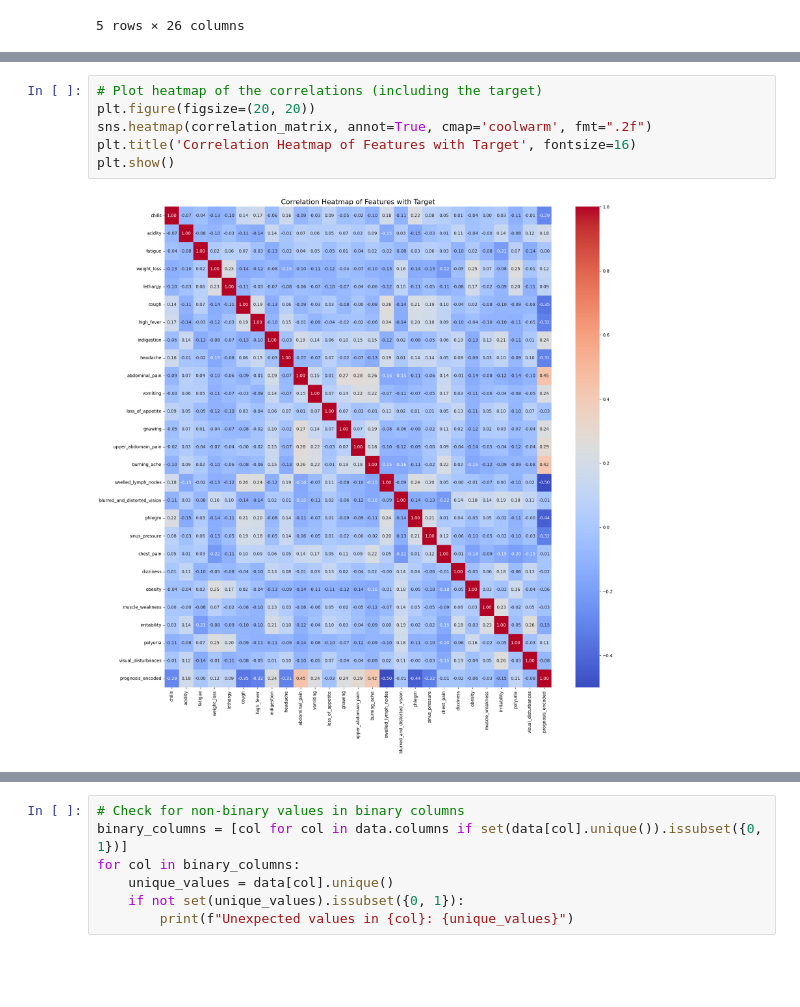
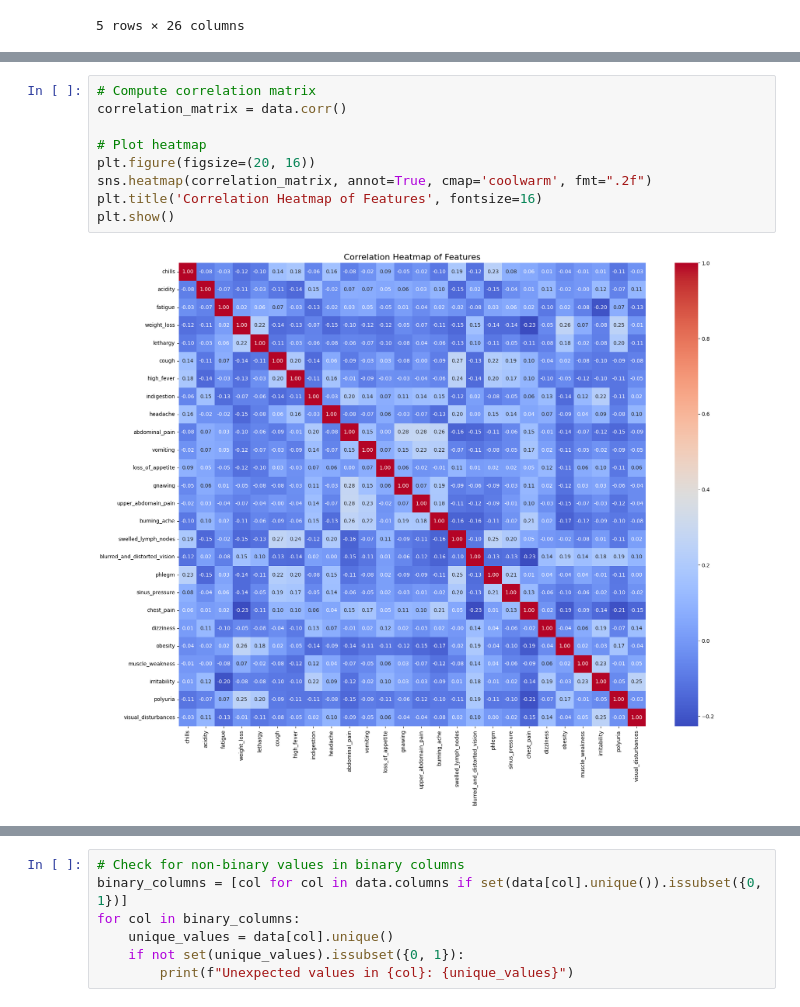
Before and after one commit to Sachinthana-Pathiranage/Sri-Ayu-Ayurvedic-Care, a Jupyter notebook: Notebooks/Pamoda's Notebooks/FESymptoms.ipynb, the cells around one changed output, grey strips where cells are left out. Saved outputs shown, nothing was run; the diff lists cells and outputs as text; blank space fills up the shorter version.

```diff
--- a/Notebooks/Pamoda's Notebooks/FESymptoms.ipynb
+++ b/Notebooks/Pamoda's Notebooks/FESymptoms.ipynb
@@ -245,12 +293,15 @@ swelled_lymph_nodes            -0.500007
 Name: prognosis_encoded, dtype: float64
 # %%
-# Plot heatmap of the correlations (including the target)
-plt.figure(figsize=(20, 20))
+# Compute correlation matrix
+correlation_matrix = data.corr()
+
+# Plot heatmap
+plt.figure(figsize=(20, 16))
 sns.heatmap(correlation_matrix, annot=True, cmap='coolwarm', fmt=".2f")
-plt.title('Correlation Heatmap of Features with Target', fontsize=16)
+plt.title('Correlation Heatmap of Features', fontsize=16)
 plt.show()
 # %% [output]
-[figure, old version]
+[figure, new version]
 # %%
 #Plot a focused heatmap with correlations between features and the target variable only
 plt.figure(figsize=(8, 6))
```
Also changed, not shown: parts of 33 cells of this notebook.
